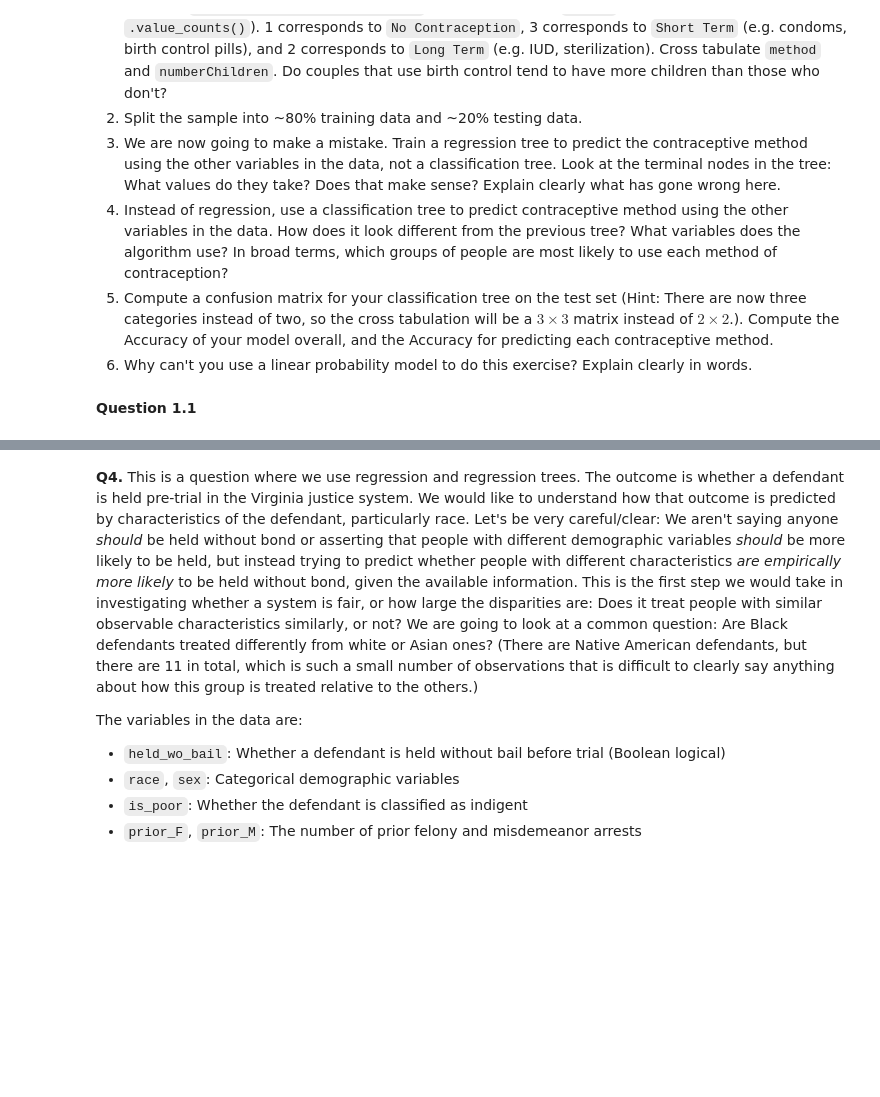
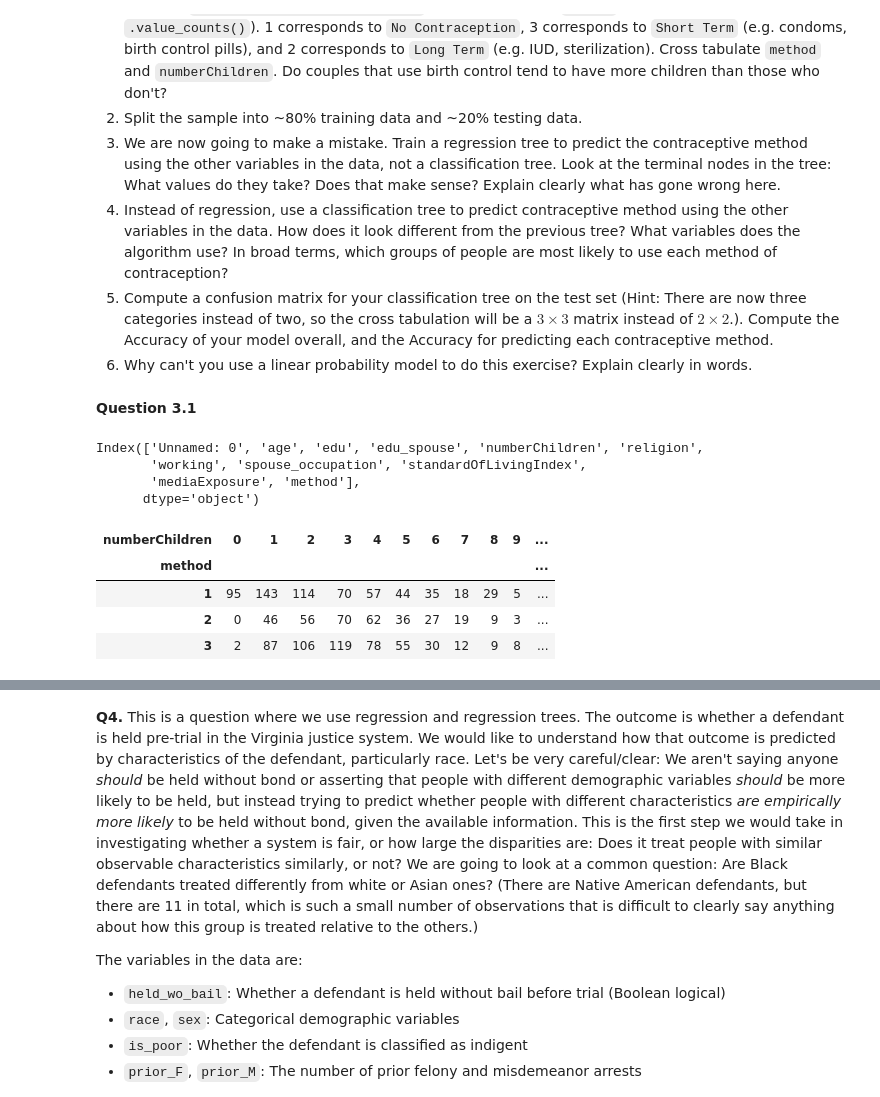
Before and after one commit to JackPMoore/assignment4, a Jupyter notebook: Jack's_assignment4.ipynb, the cells around one changed output, grey strips where cells are left out. Cells and saved outputs as stored; diff of their text form; code cells hidden in the pictures; blank space fills up the shorter version.

```diff
--- a/Jack's_assignment4.ipynb
+++ b/Jack's_assignment4.ipynb
@@ -392,6 +392,18 @@ The decision tree reached a higher R^2 but based on the kernel density plot and
   5. Compute a confusion matrix for your classification tree on the test set (Hint: There are now three categories instead of two, so the cross tabulation will be a $3 \times 3$ matrix instead of $2 \times 2$.). Compute the Accuracy of your model overall, and the Accuracy for predicting each contraceptive method.
   7. Why can't you use a linear probability model to do this exercise? Explain clearly in words.
 # %% [markdown]
-**Question 1.1**
+**Question 3.1**
 # %%
-choice = pd.read_csv("assignment4/data/")
+choice = pd.read_csv("assignment4/data/contraception_hw.csv")
+print(choice.columns)
+pd.crosstab(choice['method'], choice['numberChildren'])
+# %% [output]
+Index(['Unnamed: 0', 'age', 'edu', 'edu_spouse', 'numberChildren', 'religion',
+       'working', 'spouse_occupation', 'standardOfLivingIndex',
+       'mediaExposure', 'method'],
+      dtype='object')
+| numberChildren | 0 | 1 | 2 | 3 | 4 | 5 | 6 | 7 | 8 | 9 | ... |
+| method |  |  |  |  |  |  |  |  |  |  | ... |
+| 1 | 95 | 143 | 114 | 70 | 57 | 44 | 35 | 18 | 29 | 5 | ... |
+| 2 | 0 | 46 | 56 | 70 | 62 | 36 | 27 | 19 | 9 | 3 | ... |
+| 3 | 2 | 87 | 106 | 119 | 78 | 55 | 30 | 12 | 9 | 8 | ... |
```
Also changed, not shown: parts of 11 cells of this notebook.
